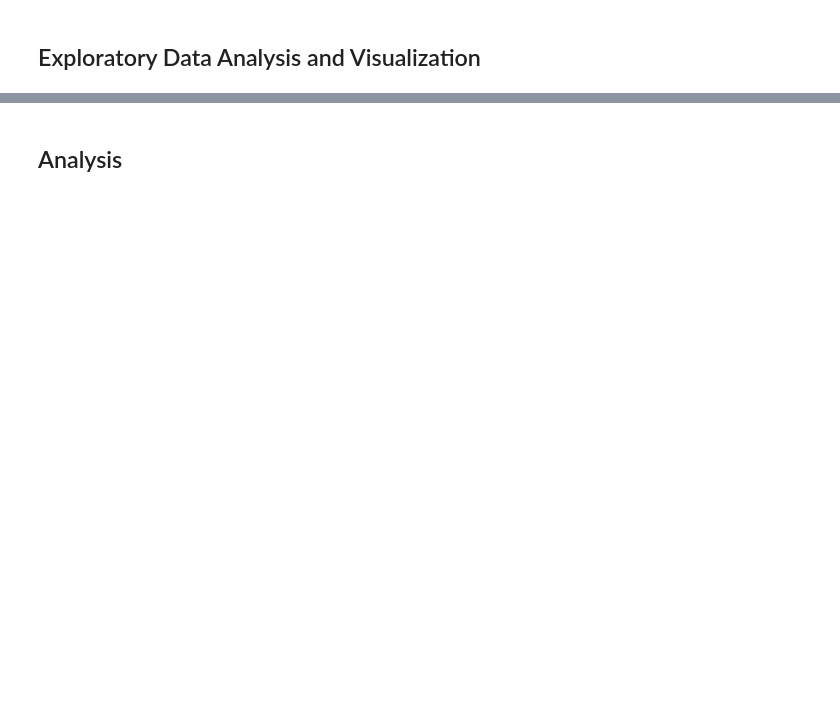
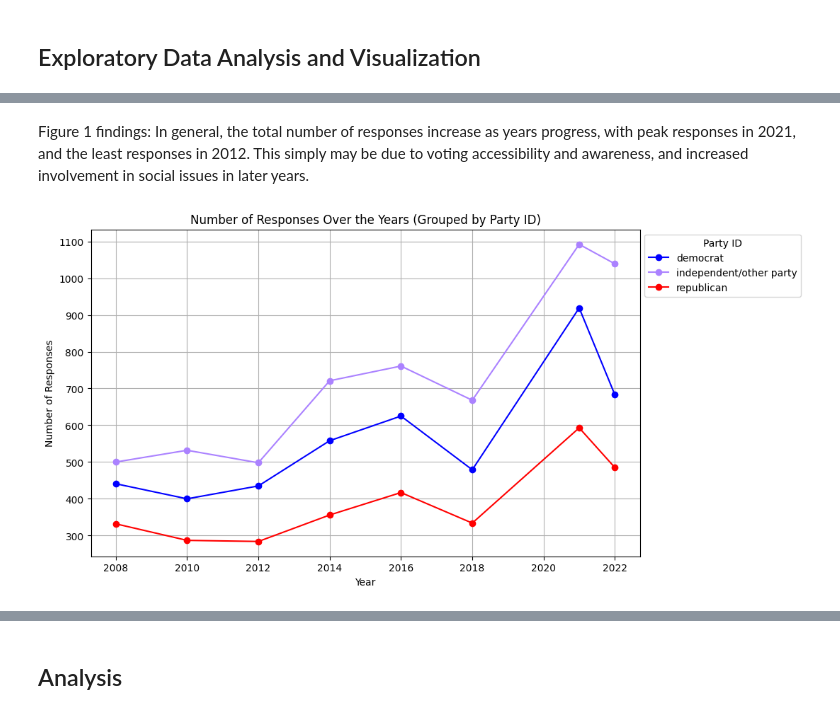
Before and after one commit to manaswinit26/group19, a Jupyter notebook: lab1 (1).ipynb, the cells around one changed output, grey strips where cells are left out. Cells and saved outputs as stored; diff of their text form; code cells hidden in the pictures; blank space fills up the shorter version.

```diff
--- a/lab1 (1).ipynb
+++ b/lab1 (1).ipynb
@@ -269,0 +291,41 @@ print(proportions_by_party_response, '\n')
+# %% [markdown]
+Figure 1 findings: In general, the total number of responses increase as years progress, with peak responses in 2021, and the least responses in 2012. This simply may be due to voting accessibility and awareness, and increased involvement in social issues in later years.
+# %%
+# Number of Responses Grouped by Party ID
+group_party = {
+    'independent, close to democrat': 'independent/other party',
+    'independent (neither, no response)': 'independent/other party',
+    'independent, close to republican': 'independent/other party',
+    'other party': 'independent/other party',
+    'not very strong democrat': 'democrat',
+    'not very strong republican': 'republican',
+    'strong democrat': 'democrat',
+    'strong republican': 'republican'
+}
+grouped_data2 = church_race_religion.copy()
+grouped_data2["group_party"] = grouped_data2["partyid"].replace(group_party)
+grouped_data2 = grouped_data2.groupby(['year', 'group_party']).size().unstack(fill_value=0)
+
+grouped_data2.plot(kind='line', marker='o', figsize=(10, 6))
+plt.title('Number of Responses Over the Years (Grouped by Party ID)')
+plt.xlabel('Year')
+plt.ylabel('Number of Responses')
+plt.grid(True)
+
+colors = {
+    'democrat': 'blue',
+    'independent/other party': '#AB82FF',
+    'republican': 'red'
+}
+
+lines = plt.gca().get_lines()
+for line in lines:
+    group = line.get_label()
+    line.set_color(colors.get(group))
+
+plt.legend(title='Party ID', loc='upper left', bbox_to_anchor=(1, 1))
+plt.show()
+
+# Figure 2
+# %% [output]
+[figure, added]
```
Also changed, not shown: parts of 32 cells of this notebook.
